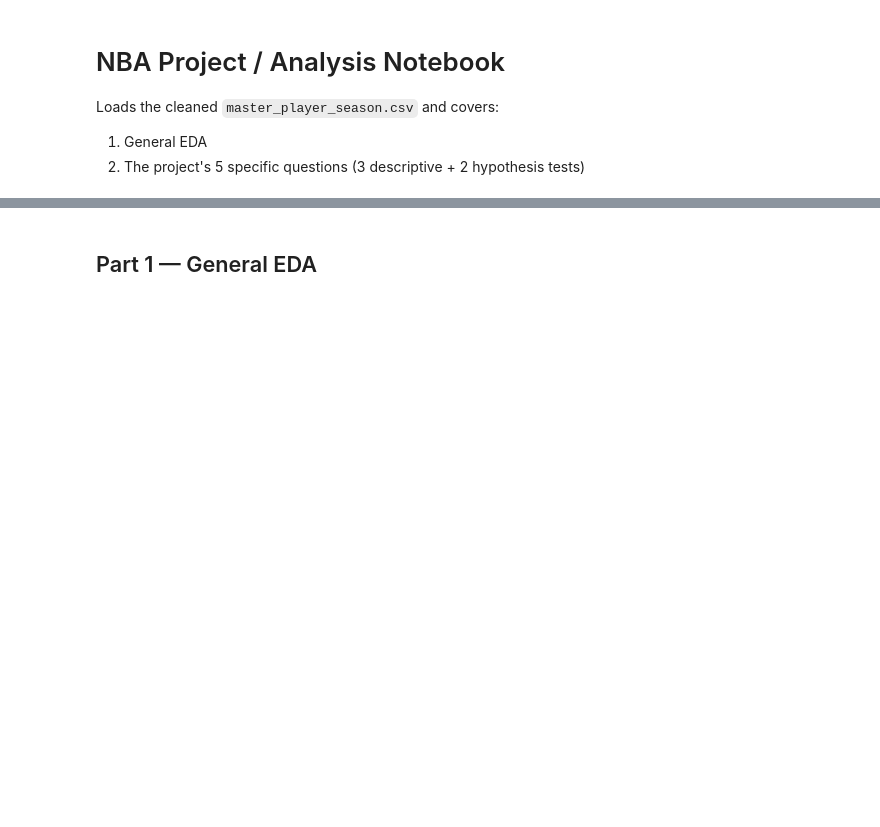
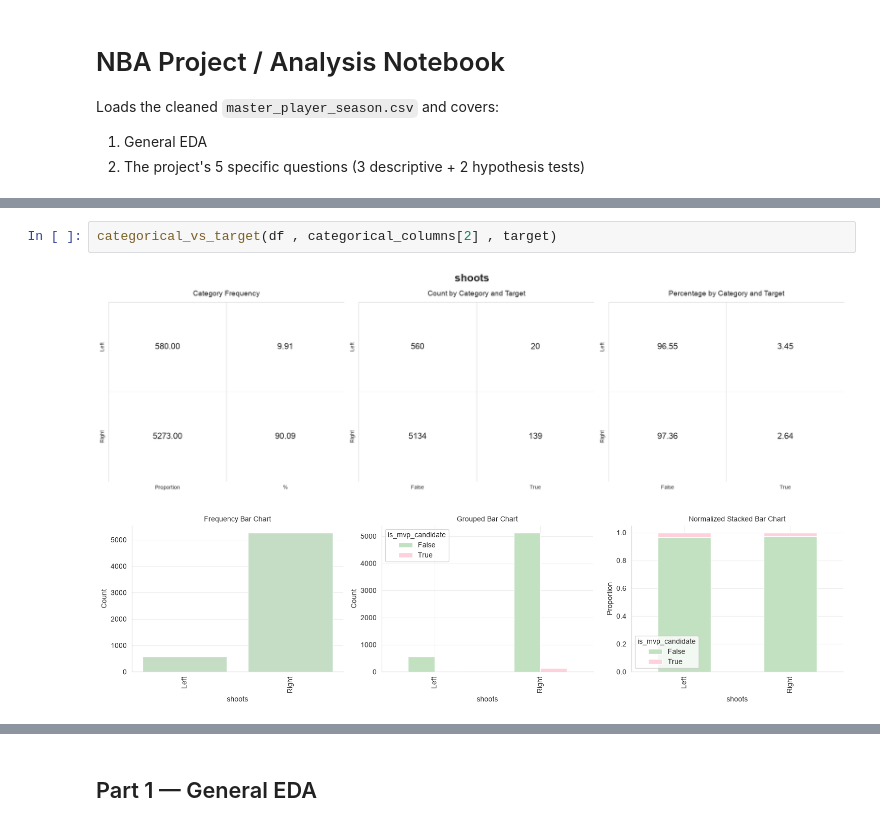
Before and after one commit to pxsa/NBA-Analysis, a Jupyter notebook: analysis/final_analysis.ipynb, the cells around one changed output, grey strips where cells are left out. Drawn from its saved outputs; the diff is of its cells as text; blank space fills up the shorter version.

```diff
--- a/analysis/final_analysis.ipynb
+++ b/analysis/final_analysis.ipynb
@@ -28,0 +264,5 @@ df.head(3)
+# %%
+categorical_vs_target(df , categorical_columns[2] , target)
+# %% [output]
+[figure, added]
+[figure, added]
```
Also changed, not shown: parts of 36 cells of this notebook.
